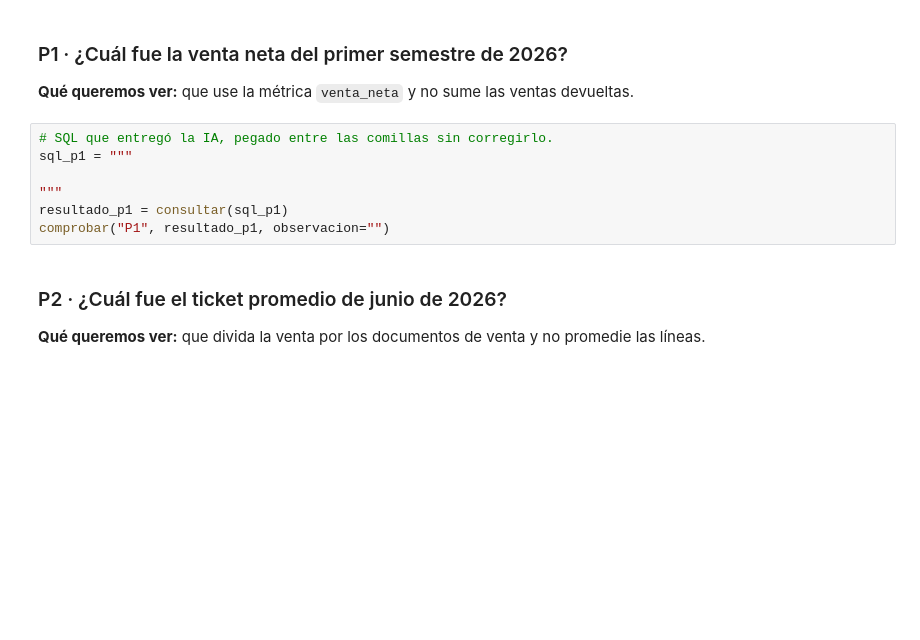
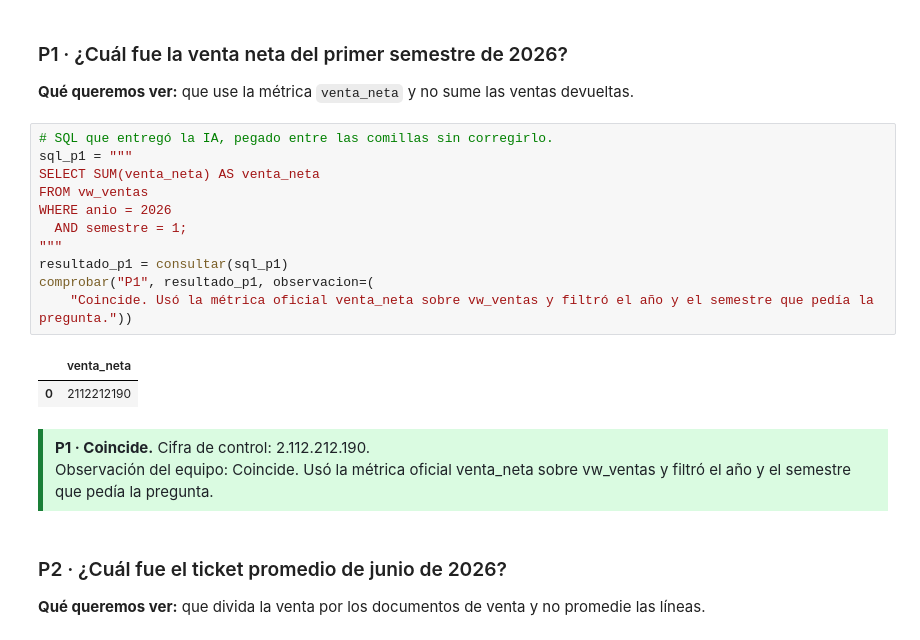
Before and after one commit to catluvies/dataretail360-ep3, a Jupyter notebook: notebooks/EP5_validacion_ia.ipynb, the cells around one changed output. Cells and saved outputs as stored; diff of their text form; blank space fills up the shorter version.

```diff
--- a/notebooks/EP5_validacion_ia.ipynb
+++ b/notebooks/EP5_validacion_ia.ipynb
@@ -228,10 +239,19 @@ de `sql_p1 = """ """` y la observación entre las comillas de `observacion=""`.
 # %%
 # SQL que entregó la IA, pegado entre las comillas sin corregirlo.
 sql_p1 = """
-
+SELECT SUM(venta_neta) AS venta_neta
+FROM vw_ventas
+WHERE anio = 2026
+  AND semestre = 1;
 """
 resultado_p1 = consultar(sql_p1)
-comprobar("P1", resultado_p1, observacion="")
+comprobar("P1", resultado_p1, observacion=(
+    "Coincide. Usó la métrica oficial venta_neta sobre vw_ventas y filtró el año y el semestre que pedía la pregunta."))
+# %% [output]
+|  | venta_neta |
+| 0 | 2112212190 |
+P1 · Coincide. Cifra de control: 2.112.212.190.
+Observación del equipo: Coincide. Usó la métrica oficial venta_neta sobre vw_ventas y filtró el año y el semestre que pedía la pregunta.
 # %% [markdown]
 ### P2 · ¿Cuál fue el ticket promedio de junio de 2026?
 
```
Also changed, not shown: parts of 12 cells of this notebook.
